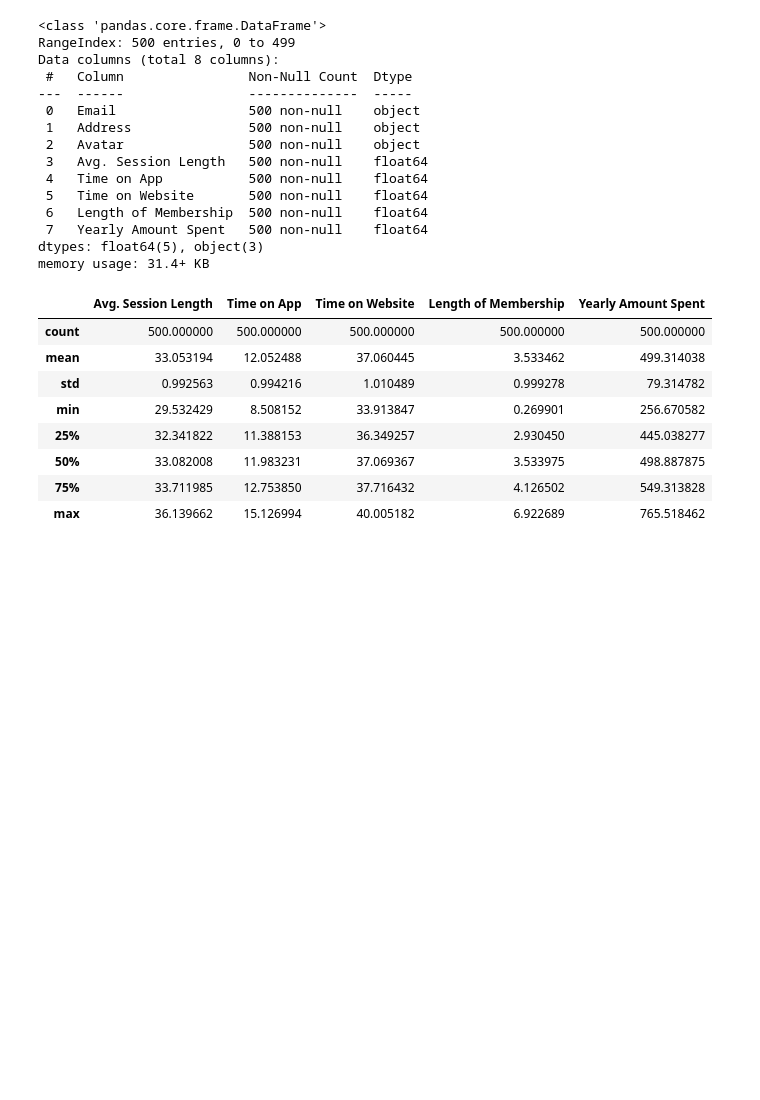
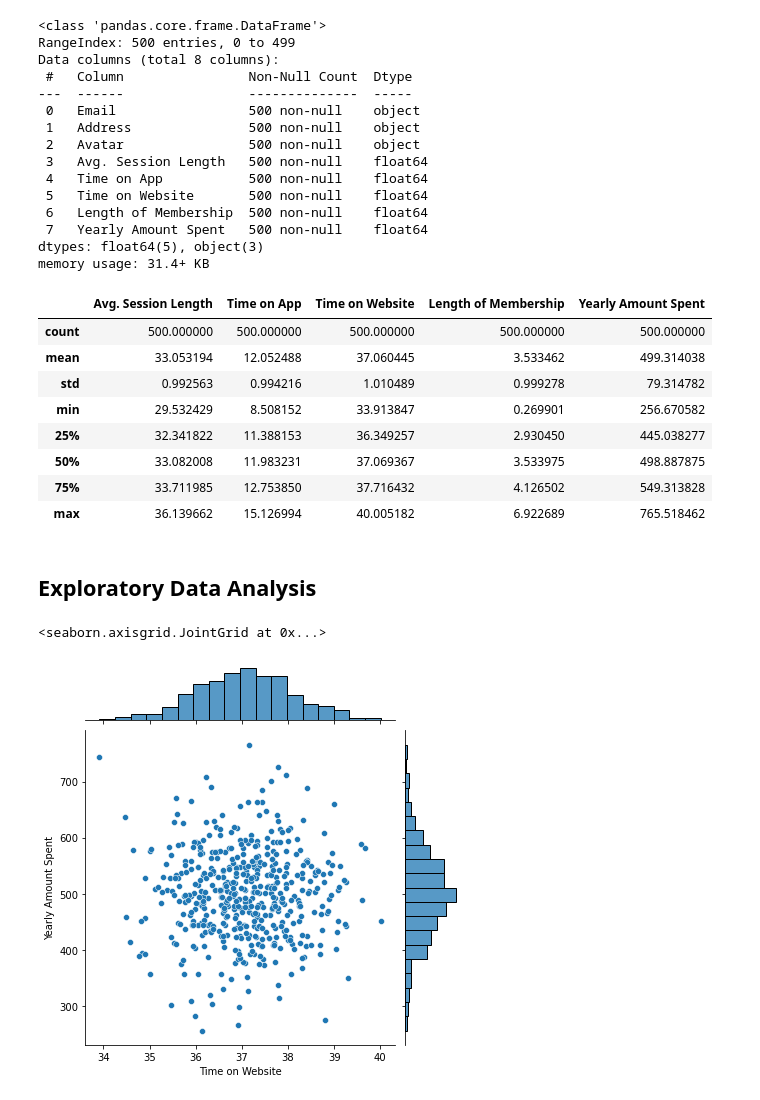
Before and after one commit to badickey/Linear-Regression-Project, a Jupyter notebook: Linear_Regression_Project.ipynb, the cells around one changed output. Cells and saved outputs as stored; diff of their text form; code cells hidden in the pictures; blank space fills up the shorter version.

```diff
--- a/Linear_Regression_Project.ipynb
+++ b/Linear_Regression_Project.ipynb
@@ -62,3 +62,12 @@ customer_data.describe()
 | 50% | 33.082008 | 11.983231 | 37.069367 | 3.533975 | 498.887875 |
 | 75% | 33.711985 | 12.753850 | 37.716432 | 4.126502 | 549.313828 |
 | max | 36.139662 | 15.126994 | 40.005182 | 6.922689 | 765.518462 |
+# %% [markdown]
+## Exploratory Data Analysis
+# %%
+#Creating a jointplot to compare the "Time on Website" and "Yearly Amount Spent" columns
+
+sns.jointplot(data=customer_data, x='Time on Website', y='Yearly Amount Spent')
+# %% [output]
+<seaborn.axisgrid.JointGrid at 0x...>
+[figure, added]
```
Also changed, not shown: parts of 35 cells of this notebook.
